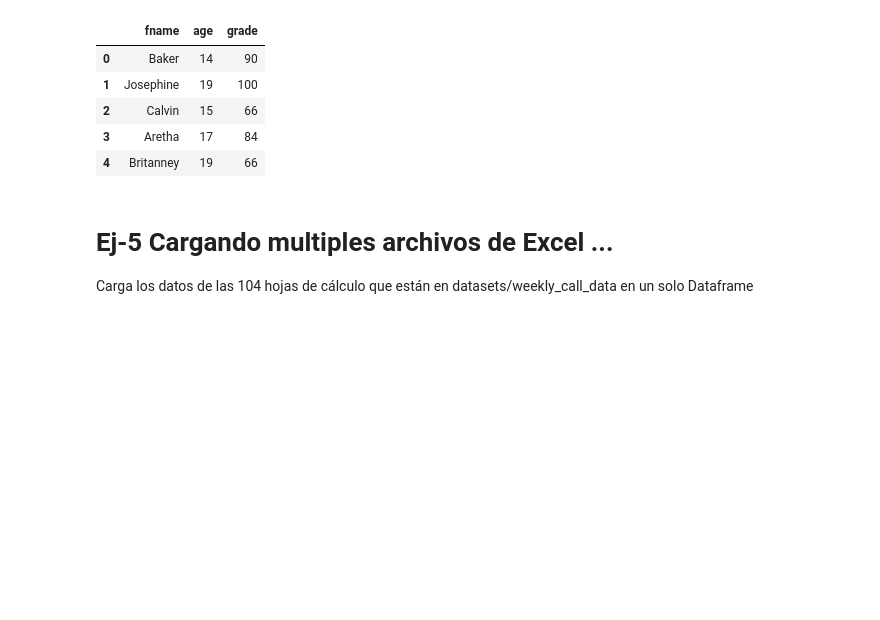
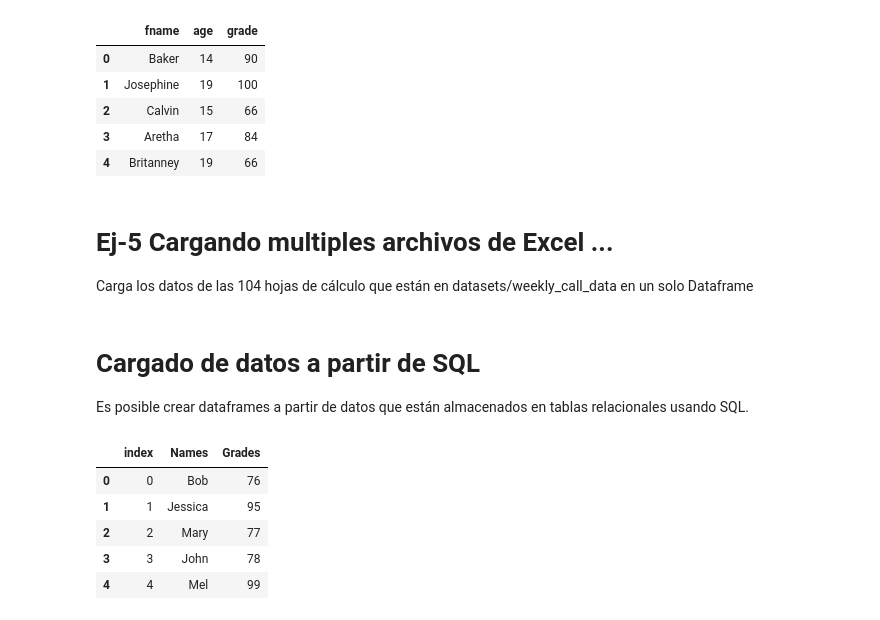
Before and after one commit to MarianaArzapalo/1-ADescDatos, a Jupyter notebook: 00-es_datos.ipynb, the cells around one changed output. Drawn from its saved outputs; the diff is of its cells as text; code cells hidden in the pictures; blank space fills up the shorter version.

Commit message:
Cargando datos con SQL ...

```diff
--- a/00-es_datos.ipynb
+++ b/00-es_datos.ipynb
@@ -269,3 +269,30 @@ all_data.head()
 # Ej-5 Cargando multiples archivos de Excel ...
 
 Carga los datos de las 104 hojas de cálculo que están en datasets/weekly_call_data en un solo Dataframe
+# %% [markdown]
+# Cargado de datos a partir de SQL
+
+Es posible crear dataframes a partir de datos que están almacenados en tablas relacionales usando SQL.
+# %%
+import pandas as pd
+from sqlalchemy import create_engine
+
+# Connect to sqlite db
+db_file = r'datasets/gradedata.db'
+
+engine = create_engine(r"sqlite:///{}".format(db_file))
+
+# sql = 'SELECT * from test where Grades in (76,77,78)'
+# sql = "select name from sqlite_master where type = 'table';"
+sql = "select * from test;"
+
+sales_data_df = pd.read_sql(sql, engine)
+
+sales_data_df
+# %% [output]
+|  | index | Names | Grades |
+| 0 | 0 | Bob | 76 |
+| 1 | 1 | Jessica | 95 |
+| 2 | 2 | Mary | 77 |
+| 3 | 3 | John | 78 |
+| 4 | 4 | Mel | 99 |
```
Also changed, not shown: parts of 2 cells of this notebook, 1 other file.
